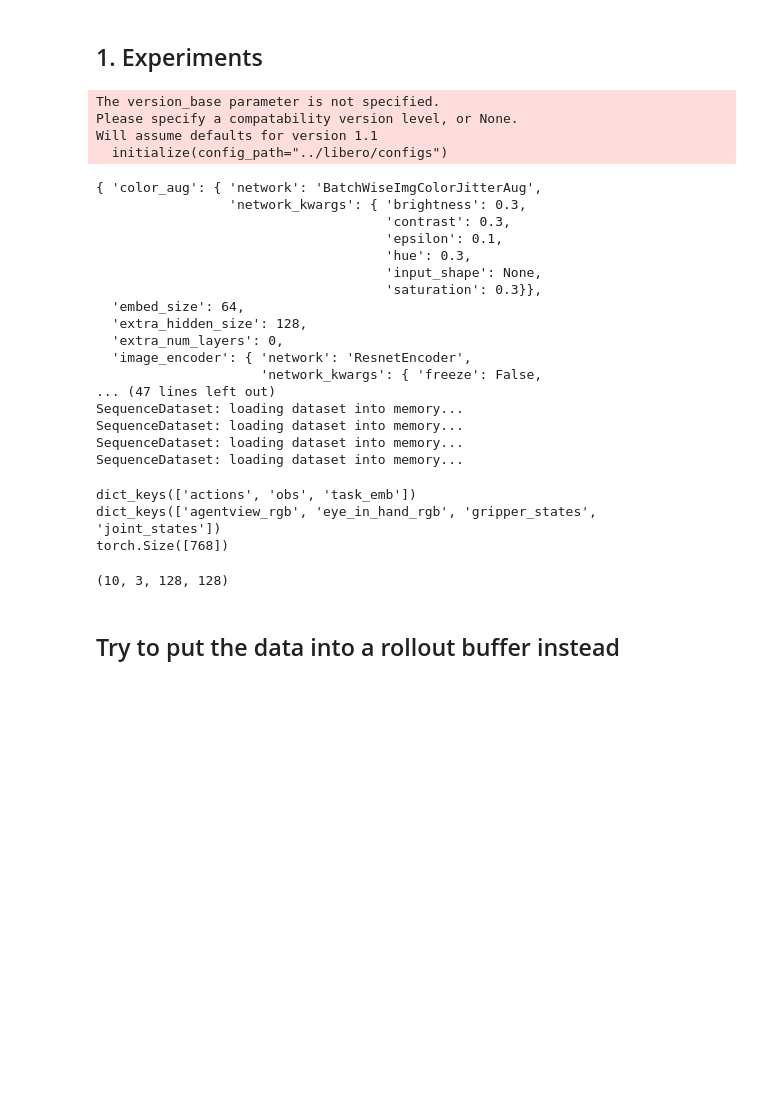
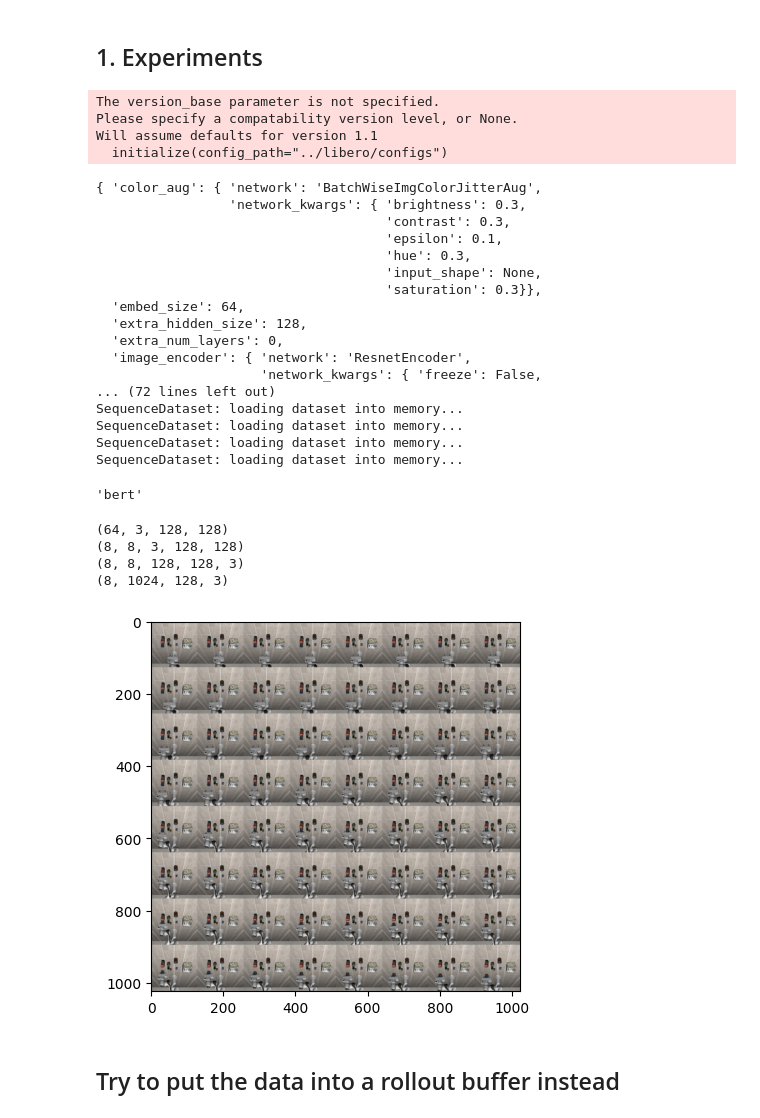
Before and after one commit to balloch/LIBERO, a Jupyter notebook: notebooks/quick_guide_algo.ipynb, the cells around one changed output. Drawn from its saved outputs; the diff is of its cells as text; code cells hidden in the pictures; blank space fills up the shorter version.

```diff
--- a/notebooks/quick_guide_algo.ipynb
+++ b/notebooks/quick_guide_algo.ipynb
@@ -14,7 +14,7 @@ In this notebook, we walk through all the necessary components of running experi
 # %%
 from hydra import compose, initialize
 
-from libero.libero import benchmark, get_libero_path
+from libero.libero import get_libero_path
 import hydra
 import pprint
 import os
@@ -36,6 +36,7 @@ cfg = EasyDict(yaml.safe_load(yaml_config))
 
 pp = pprint.PrettyPrinter(indent=2)
 pp.pprint(cfg.policy)
+pp.pprint(cfg.data)
 
 # prepare lifelong learning
 cfg.folder = get_libero_path("datasets")
@@ -57,6 +58,8 @@ datasets = []
 descriptions = []
 shape_meta = None
 n_tasks = benchmark.n_tasks
+cfg.data.seq_len = 64
+
 
 for i in range(n_tasks):
     # currently we assume tasks from same benchmark have the same shape_meta
@@ -64,7 +67,9 @@ for i in range(n_tasks):
             dataset_path=os.path.join(cfg.folder, benchmark.get_task_demonstration(i)),
             obs_modality=cfg.data.obs.modality,
             initialize_obs_utils=(i==0),
-            seq_len=cfg.data.seq_len, # Question: does this truncate or simply segment? if segment, how do you know if sample is end?
+            seq_len=cfg.data.seq_len,
+        # Question: does this truncate or simply segment? if segment, how do you know if sample is end?
+        # Answer: you don't, in many of these tasks it seems like they don't care, weirdly
     )
     # add language to the vision dataset, hence we call vl_dataset
     descriptions.append(benchmark.get_task(i).language)
@@ -93,20 +98,20 @@ Will assume defaults for version 1.1
   'extra_num_layers': 0,
   'image_encoder': { 'network': 'ResnetEncoder',
                      'network_kwargs': { 'freeze': False,
-... (47 lines left out)
+... (72 lines left out)
 SequenceDataset: loading dataset into memory...
 SequenceDataset: loading dataset into memory...
 SequenceDataset: loading dataset into memory...
 SequenceDataset: loading dataset into memory...
 # %%
 sample = datasets[0].__getitem__(0)
+pp.pprint(cfg.task_embedding_format)
+# %% [output]
+'bert'
 # %%
 print(sample.keys())
 print(sample['obs'].keys())
 print(sample['task_emb'].shape)
-sample['obs']['agentview_rgb'].shape
+print(sample['obs']['agentview_rgb'].shape)
+for act in sample['obs']['agentview_rgb']: #sample['actions']:
+    print(act.mean())
-# %% [output]
-dict_keys(['actions', 'obs', 'task_emb'])
-dict_keys(['agentview_rgb', 'eye_in_hand_rgb', 'gripper_states', 'joint_states'])
-torch.Size([768])
-(10, 3, 128, 128)
@@ -113,3 +154,36 @@ torch.Size([768])
+# %%
+# result = gallery(np.expand_dims(sample['obs']['agentview_rgb'][0],axis=0))
+orig_shape = sample['obs']['agentview_rgb'].shape
+print(orig_shape)
+# combined_arr = []
+# print(np.sqrt(orig_shape[0]))
+# nrows = int(np.sqrt(orig_shape[0]))
+# ncols = orig_shape[0]//nrows
+# for i in range(nrows):
+#     temp=[]
+#     for j in range(ncols):
+#         temp.append(sample['obs']['agentview_rgb'][i*ncols+j])
+#     combined_arr.append(temp)
+
+
+# Distribute the first dimension to 8x8x3x128x128:
+arr1 = sample['obs']['agentview_rgb'].reshape(8,8,*orig_shape[1:], order='F')
+print(arr1.shape)
+arr2 = np.moveaxis(arr1,2,-1)
+print(arr2.shape)
+arr3 = arr2.reshape(8,8*128,128,3, order='A')
+print(arr3.shape)
+arr4 = arr3.swapaxes(1,2).reshape(8*128,8*128,3).swapaxes(0,1)
+# result = np.moveaxis(sample['obs']['agentview_rgb'],1, -1) #. reshape(8*128,8*128,3, order='A')
+plt.imshow(arr4)
+plt.show()
+# plt.imsave('sample0.png',result)
+# %% [output]
+(64, 3, 128, 128)
+(8, 8, 3, 128, 128)
+(8, 8, 128, 128, 3)
+(8, 1024, 128, 3)
+[figure, added]
 # %% [markdown]
 ## Try to put the data into a rollout buffer instead
 # %%
```
Also changed, not shown: parts of 6 cells of this notebook, 8 other files.
